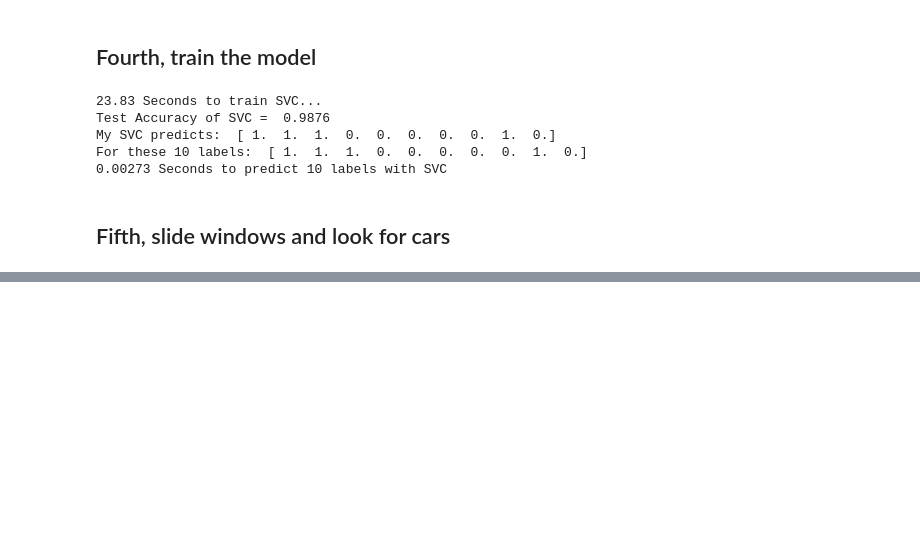
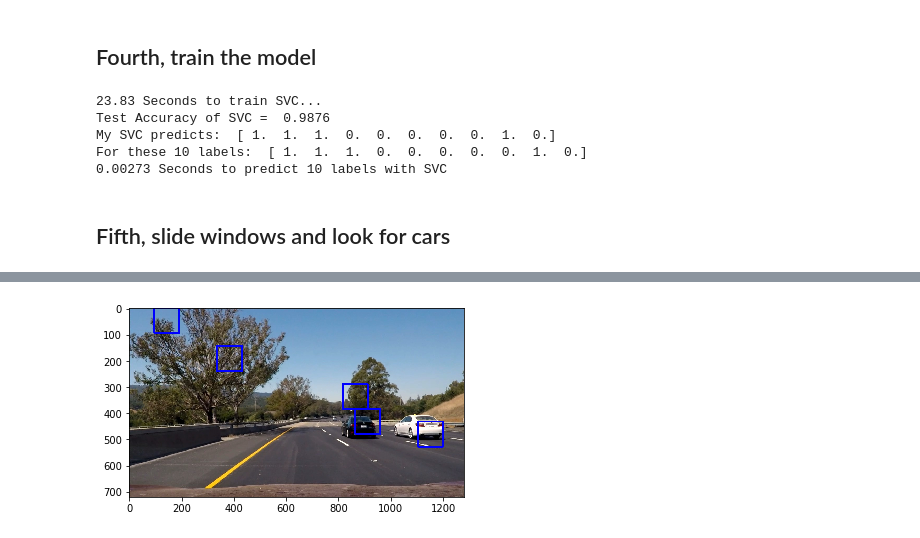
Before and after one commit to kjansons/self_driving_project_5, a Jupyter notebook: Vehicle detection.ipynb, the cells around one changed output, grey strips where cells are left out. Drawn from its saved outputs; the diff is of its cells as text; code cells hidden in the pictures; blank space fills up the shorter version.

Commit message:
Window search working

```diff
--- a/Vehicle detection.ipynb
+++ b/Vehicle detection.ipynb
@@ -190,6 +190,8 @@ For these 10 labels:  [ 1.  1.  1.  0.  0.  0.  0.  0.  1.  0.]
 # %% [markdown]
 ## Fifth, slide windows and look for cars
 # %%
+import matplotlib.image as mpimg
+
 # Define a function that takes an image,
 # start and stop positions in both x and y,
 # window size (x and y dimensions),
@@ -246,8 +248,52 @@ def draw_boxes(img, bboxes, color=(0, 0, 255), thick=6):
     # Return the image copy with boxes drawn
     return imcopy
 
-# Define a function you will pass an image
-# and the list of windows to be searched (output of slide_windows())
+def single_img_features(img, color_space='RGB', spatial_size=(32, 32),
+                        hist_bins=32, orient=9,
+                        pix_per_cell=8, cell_per_block=2, hog_channel=0,
+                        spatial_feat=True, hist_feat=True, hog_feat=True):
+    #1) Define an empty list to receive features
+    img_features = []
+    #2) Apply color conversion if other than 'RGB'
+    if color_space != 'RGB':
+        if color_space == 'HSV':
+            feature_image = cv2.cvtColor(img, cv2.COLOR_RGB2HSV)
+        elif color_space == 'LUV':
+            feature_image = cv2.cvtColor(img, cv2.COLOR_RGB2LUV)
+        elif color_space == 'HLS':
+            feature_image = cv2.cvtColor(img, cv2.COLOR_RGB2HLS)
+        elif color_space == 'YUV':
+            feature_image = cv2.cvtColor(img, cv2.COLOR_RGB2YUV)
+        elif color_space == 'YCrCb':
+            feature_image = cv2.cvtColor(img, cv2.COLOR_RGB2YCrCb)
+    else: feature_image = np.copy(img)
+    #3) Compute spatial features if flag is set
+    if spatial_feat == True:
+        spatial_features = bin_spatial(feature_image, size=spatial_size)
+        #4) Append features to list
+        img_features.append(spatial_features)
+    #5) Compute histogram features if flag is set
+    if hist_feat == True:
+        hist_features = color_hist(feature_image, nbins=hist_bins)
+        #6) Append features to list
+        img_features.append(hist_features)
+    #7) Compute HOG features if flag is set
+    if hog_feat == True:
+        if hog_channel == 'ALL':
+            hog_features = []
+            for channel in range(feature_image.shape[2]):
+                hog_features.extend(get_hog_features(feature_image[:,:,channel],
+                                    orient, pix_per_cell, cell_per_block,
+                                    feature_vec=True))
+        else:
+            hog_features = get_hog_features(feature_image[:,:,hog_channel], orient,
+                        pix_per_cell, cell_per_block, feature_vec=True)
+        #8) Append features to list
+        img_features.append(hog_features)
+
+    #9) Return concatenated array of features
+    return np.concatenate(img_features)
+
 def search_windows(img, windows, clf, scaler, color_space='RGB',
                     spatial_size=(32, 32), hist_bins=32,
                     hist_range=(0, 256), orient=9,
@@ -278,8 +324,36 @@ def search_windows(img, windows, clf, scaler, color_space='RGB',
     #8) Return windows for positive detections
     return on_windows
 
-img = cv2.imread(fname)
+color_space = 'RGB' # Can be RGB, HSV, LUV, HLS, YUV, YCrCb
+orient = 9  # HOG orientations
+pix_per_cell = 8 # HOG pixels per cell
+cell_per_block = 2 # HOG cells per block
+hog_channel = "ALL" # Can be 0, 1, 2, or "ALL"
+spatial_size = (32, 32) # Spatial binning dimensions
+hist_bins = 32    # Number of histogram bins
+spatial_feat = True # Spatial features on or off
+hist_feat = True # Histogram features on or off
+hog_feat = True # HOG features on or off
+y_start_stop = [None, None] # Min and max in y to search in slide_window()
+x_start_stop = [None, None]
 
+#image = cv2.imread('test_images/test1.jpg')
+#image = cv2.cvtColor(image, cv2.COLOR_BGR2RGB)
 
-windows = slide_window(image, x_start_stop=[None, None], y_start_stop=y_start_stop,
+image = mpimg.imread('test_images/test6.jpg')
+draw_image = np.copy(image)
+
+windows = slide_window(image, x_start_stop=x_start_stop, y_start_stop=y_start_stop,
                     xy_window=(96, 96), xy_overlap=(0.5, 0.5))
+
+hot_windows = search_windows(image, windows, svc, X_scaler, color_space=color_space,
+                        spatial_size=spatial_size, hist_bins=hist_bins,
+                        orient=orient, pix_per_cell=pix_per_cell,
+                        cell_per_block=cell_per_block,
+                        hog_channel=hog_channel, spatial_feat=spatial_feat,
+                        hist_feat=hist_feat, hog_feat=hog_feat)
+
+window_img = draw_boxes(draw_image, hot_windows, color=(0, 0, 255), thick=6)
+
+plt.imshow(window_img)
+# %% [output]
@@ -285,0 +361 @@ windows = slide_window(image, x_start_stop=[None, None], y_start_stop=y_start_st
+[figure, added]
```
Also changed, not shown: parts of 1 cell of this notebook.
